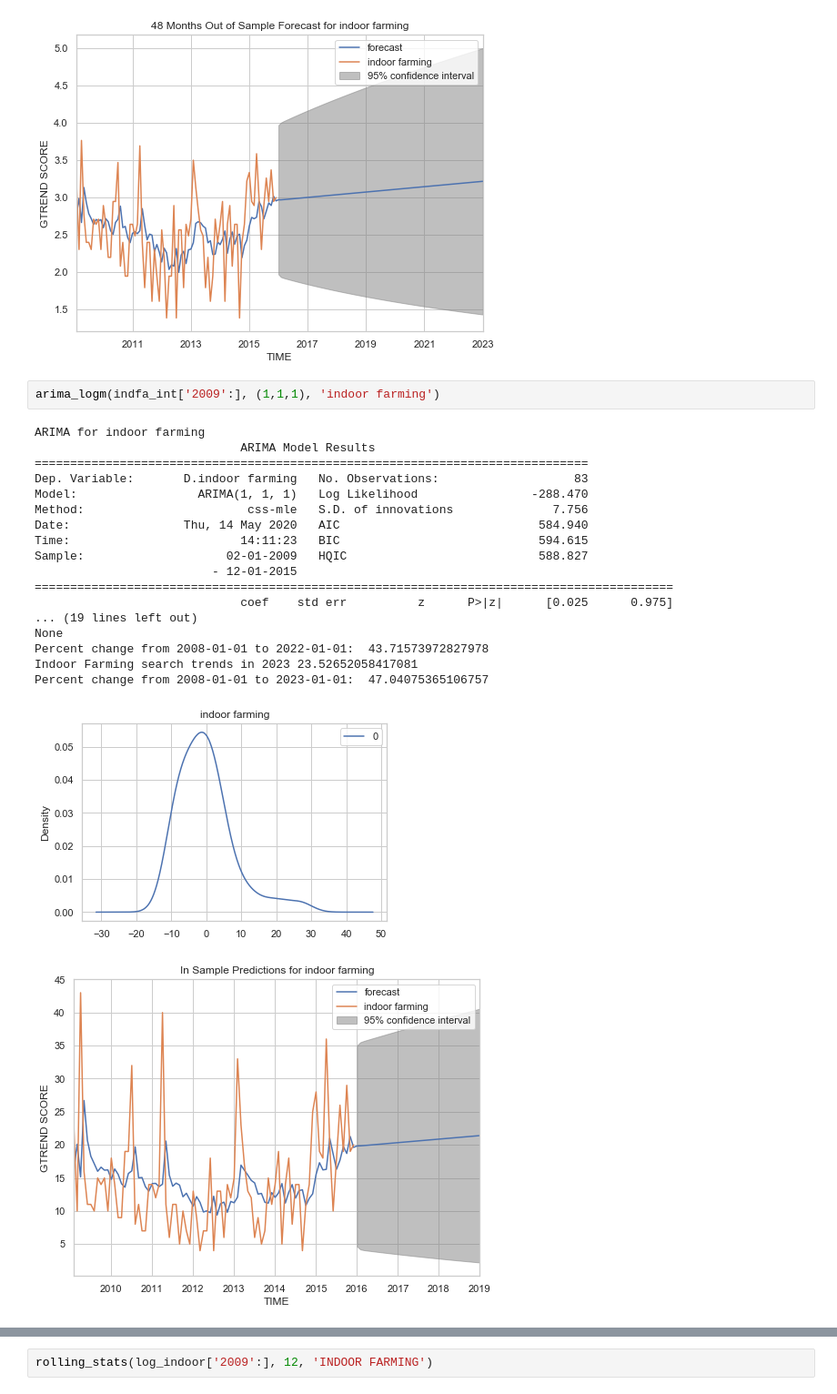
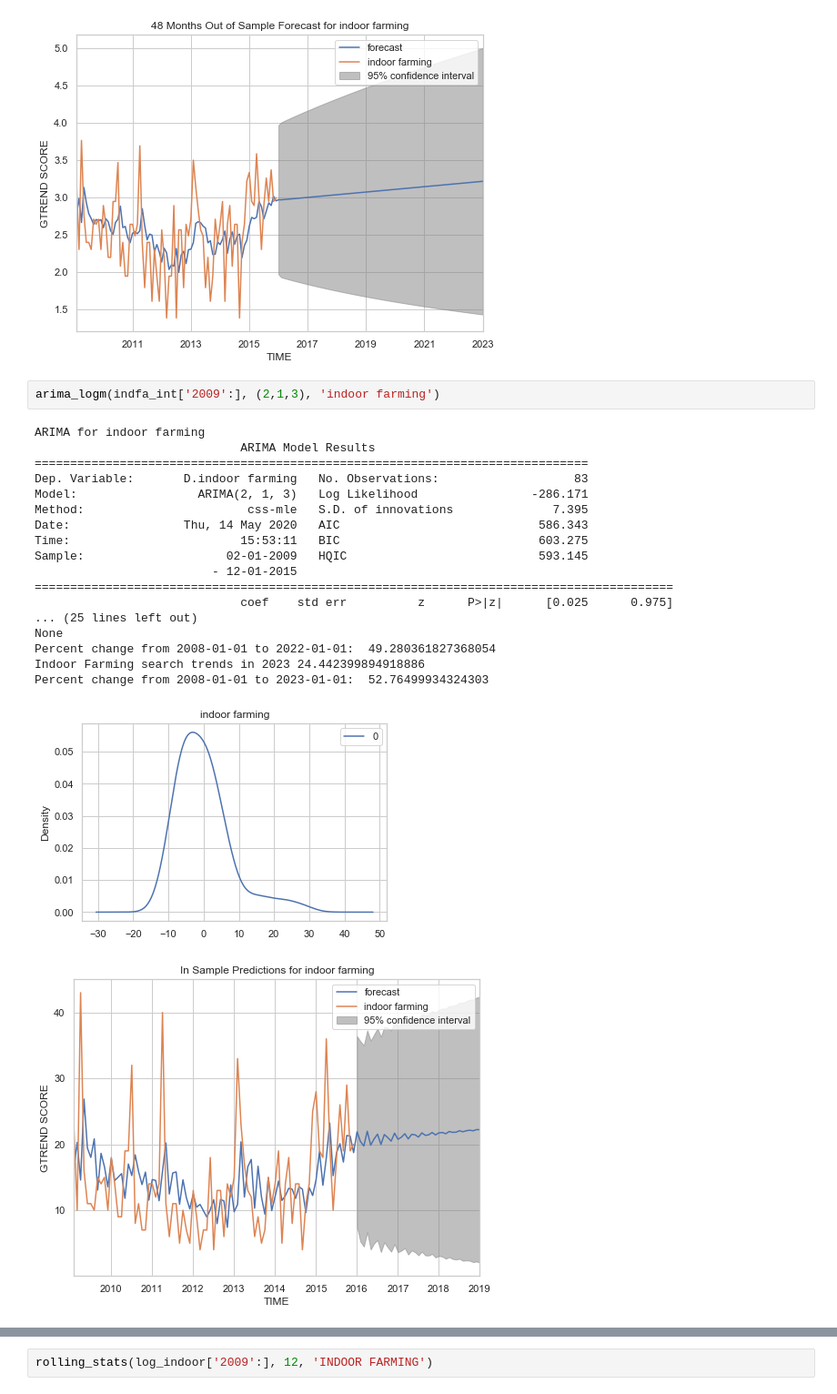
Before and after one commit to daveajstearns/mod5_project, a Jupyter notebook: data_collection.ipynb, the cells around one changed output, grey strips where cells are left out. Shown at 91% size. Saved outputs shown, nothing was run; the diff lists cells and outputs as text.

Commit message:
auto arima and sarima prelim complete

```diff
--- a/data_collection.ipynb
+++ b/data_collection.ipynb
@@ -256,24 +252,24 @@ Percent change from 2008-01-01 to 2023-01-01:  15.924410260361977
 [figure]
 [figure]
 # %%
-arima_logm(indfa_int['2009':], (1,1,1), 'indoor farming')
+arima_logm(indfa_int['2009':], (2,1,3), 'indoor farming')
 # %% [output]
 ARIMA for indoor farming
                              ARIMA Model Results
 ==============================================================================
 Dep. Variable:       D.indoor farming   No. Observations:                   83
-Model:                 ARIMA(1, 1, 1)   Log Likelihood                -288.470
-Method:                       css-mle   S.D. of innovations              7.756
-Date:                Thu, 14 May 2020   AIC                            584.940
-Time:                        14:11:23   BIC                            594.615
-Sample:                    02-01-2009   HQIC                           588.827
+Model:                 ARIMA(2, 1, 3)   Log Likelihood                -286.171
+Method:                       css-mle   S.D. of innovations              7.395
+Date:                Thu, 14 May 2020   AIC                            586.343
+Time:                        15:53:11   BIC                            603.275
+Sample:                    02-01-2009   HQIC                           593.145
                          - 12-01-2015
 ==========================================================================================
                              coef    std err          z      P>|z|      [0.025      0.975]
-... (19 lines left out)
+... (25 lines left out)
 None
-Percent change from 2008-01-01 to 2022-01-01:  43.71573972827978
-Indoor Farming search trends in 2023 23.52652058417081
-Percent change from 2008-01-01 to 2023-01-01:  47.04075365106757
+Percent change from 2008-01-01 to 2022-01-01:  49.280361827368054
+Indoor Farming search trends in 2023 24.442399894918886
+Percent change from 2008-01-01 to 2023-01-01:  52.76499934324303
-[figure, old version]
+[figure, new version]
-[figure, old version]
+[figure, new version]
```
Also changed, not shown: parts of 6 cells of this notebook.
